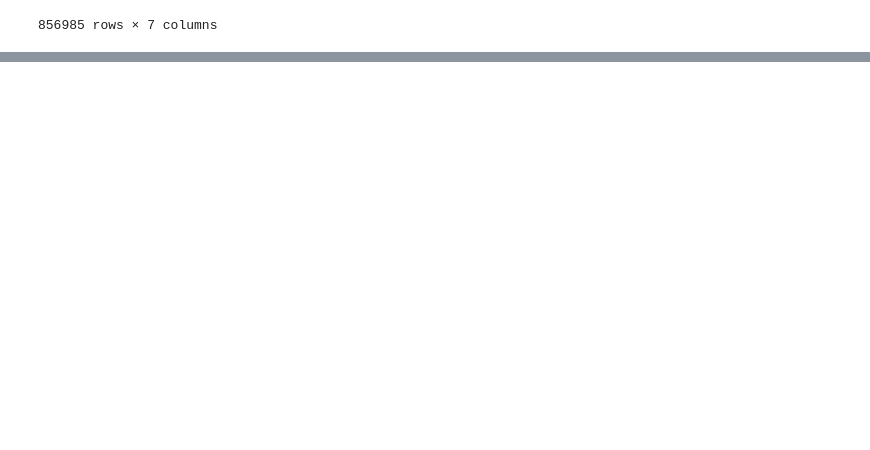
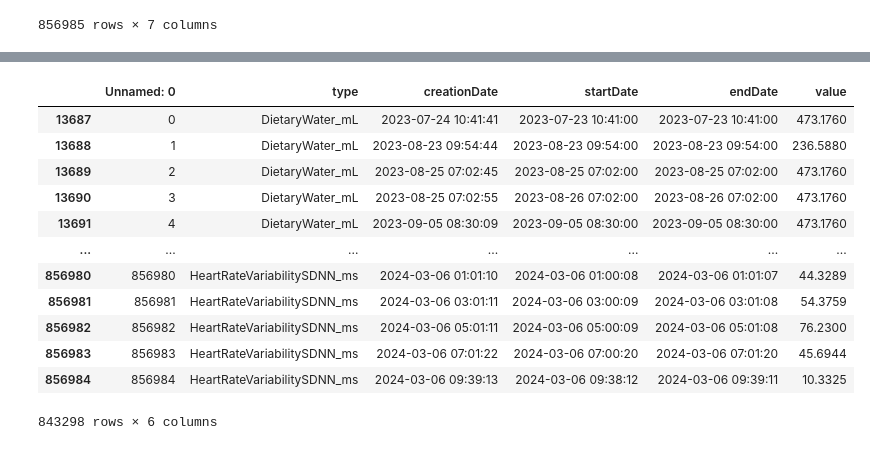
Before and after one commit to bennettandrewm/guess_my_weight, a Jupyter notebook: guess_my_weight.ipynb, the cells around one changed output, grey strips where cells are left out. Saved outputs shown, nothing was run; the diff lists cells and outputs as text; code cells hidden in the pictures; blank space fills up the shorter version.

```diff
--- a/guess_my_weight.ipynb
+++ b/guess_my_weight.ipynb
@@ -55,0 +81,7 @@ df
+# %%
+import datetime as dt
+
+#convert the time/date columns to datetime without time zone
+df['creationDate'] = pd.to_datetime(df['creationDate']).dt.tz_localize(None)
+df['startDate'] = pd.to_datetime(df['startDate']).dt.tz_localize(None)
+df['endDate'] = pd.to_datetime(df['endDate']).dt.tz_localize(None)
@@ -55,0 +90,4 @@ df
+# %%
+#create two df, category and non-category
+category_df = df[df['type'].str.contains("Category")]
+quantity_df = df[df['type'].str.contains("Quantity")]
@@ -55,0 +113,20 @@ df
+# %%
+#scrub quantity df
+quantity_df.loc[:,'type'] = quantity_df['type'] + '_' + quantity_df['unit']
+quantity_df = quantity_df.drop('unit', axis = 1)
+
+quantity_df
+# %% [output]
+|  | Unnamed: 0 | type | creationDate | startDate | endDate | value |
+| 13687 | 0 | DietaryWater_mL | 2023-07-24 10:41:41 | 2023-07-23 10:41:00 | 2023-07-23 10:41:00 | 473.1760 |
+| 13688 | 1 | DietaryWater_mL | 2023-08-23 09:54:44 | 2023-08-23 09:54:00 | 2023-08-23 09:54:00 | 236.5880 |
+| 13689 | 2 | DietaryWater_mL | 2023-08-25 07:02:45 | 2023-08-25 07:02:00 | 2023-08-25 07:02:00 | 473.1760 |
+| 13690 | 3 | DietaryWater_mL | 2023-08-25 07:02:55 | 2023-08-26 07:02:00 | 2023-08-26 07:02:00 | 473.1760 |
+| 13691 | 4 | DietaryWater_mL | 2023-09-05 08:30:09 | 2023-09-05 08:30:00 | 2023-09-05 08:30:00 | 473.1760 |
+| ... | ... | ... | ... | ... | ... | ... |
+| 856980 | 856980 | HeartRateVariabilitySDNN_ms | 2024-03-06 01:01:10 | 2024-03-06 01:00:08 | 2024-03-06 01:01:07 | 44.3289 |
+| 856981 | 856981 | HeartRateVariabilitySDNN_ms | 2024-03-06 03:01:11 | 2024-03-06 03:00:09 | 2024-03-06 03:01:08 | 54.3759 |
+| 856982 | 856982 | HeartRateVariabilitySDNN_ms | 2024-03-06 05:01:11 | 2024-03-06 05:00:09 | 2024-03-06 05:01:08 | 76.2300 |
+| 856983 | 856983 | HeartRateVariabilitySDNN_ms | 2024-03-06 07:01:22 | 2024-03-06 07:00:20 | 2024-03-06 07:01:20 | 45.6944 |
+| 856984 | 856984 | HeartRateVariabilitySDNN_ms | 2024-03-06 09:39:13 | 2024-03-06 09:38:12 | 2024-03-06 09:39:11 | 10.3325 |
+843298 rows × 6 columns
```
Also changed, not shown: parts of 12 cells of this notebook.
